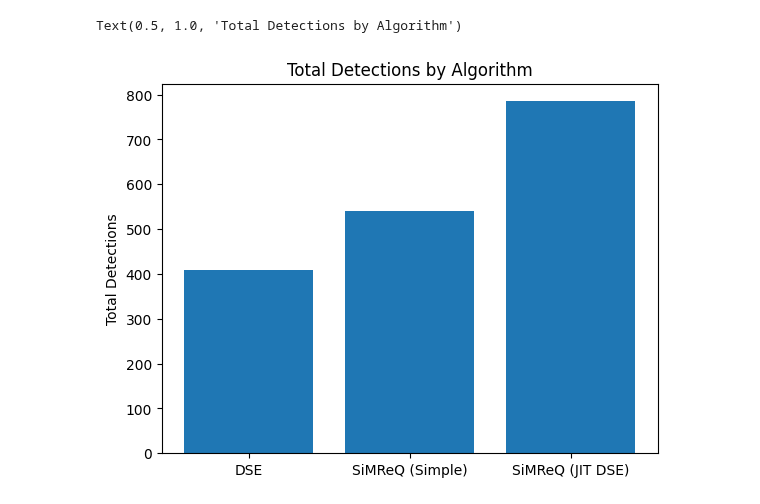
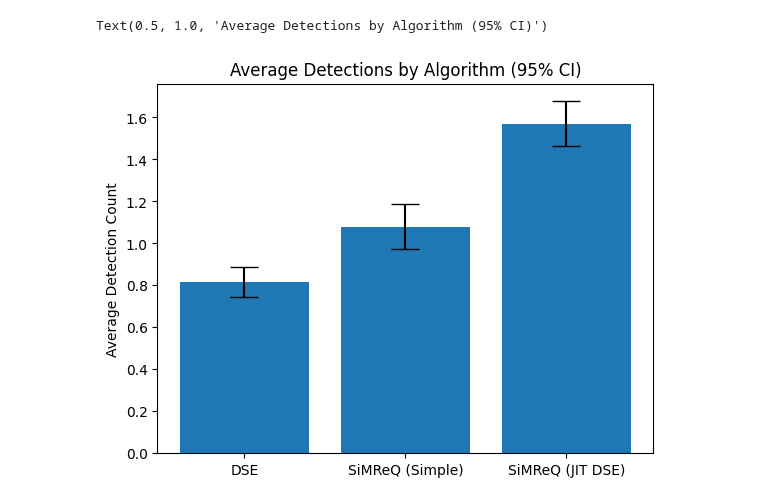
Before and after one commit to LostBitset/quiver_se, a Jupyter notebook: analysis/Analysis.ipynb, the cells around one changed output. Drawn from its saved outputs; the diff is of its cells as text; code cells hidden in the pictures.

Commit message:
some graphs for results

```diff
--- a/analysis/Analysis.ipynb
+++ b/analysis/Analysis.ipynb
@@ -103,9 +105,11 @@ plot_diffhist(table, "SiMReQ (JIT DSE)", "SiMReQ (Simple)", difftitle)
 # %%
-sums = { k: sum(v) for (k, v) in table.cols.items() }
+columns = table.cols.items()
+n = len(table.rows)
 items = ["DSE", "SiMReQ (Simple)", "SiMReQ (JIT DSE)"]
-plt.bar(items, [ sums[i] for i in items ])
-plt.ylabel("Total Detections")
-plt.title("Total Detections by Algorithm")
+error_bars = [ 1.96 * (np.std(v) / math.sqrt(n)) for (_, v) in columns ]
+plt.bar(items, [ np.mean(v) for (_, v) in columns ], yerr=error_bars, ecolor="black", capsize=10)
+plt.ylabel("Average Detection Count")
+plt.title("Average Detections by Algorithm (95% CI)")
 # %% [output]
-Text(0.5, 1.0, 'Total Detections by Algorithm')
+Text(0.5, 1.0, 'Average Detections by Algorithm (95% CI)')
-[figure, old version]
+[figure, new version]
```
Also changed, not shown: parts of 3 cells of this notebook.
